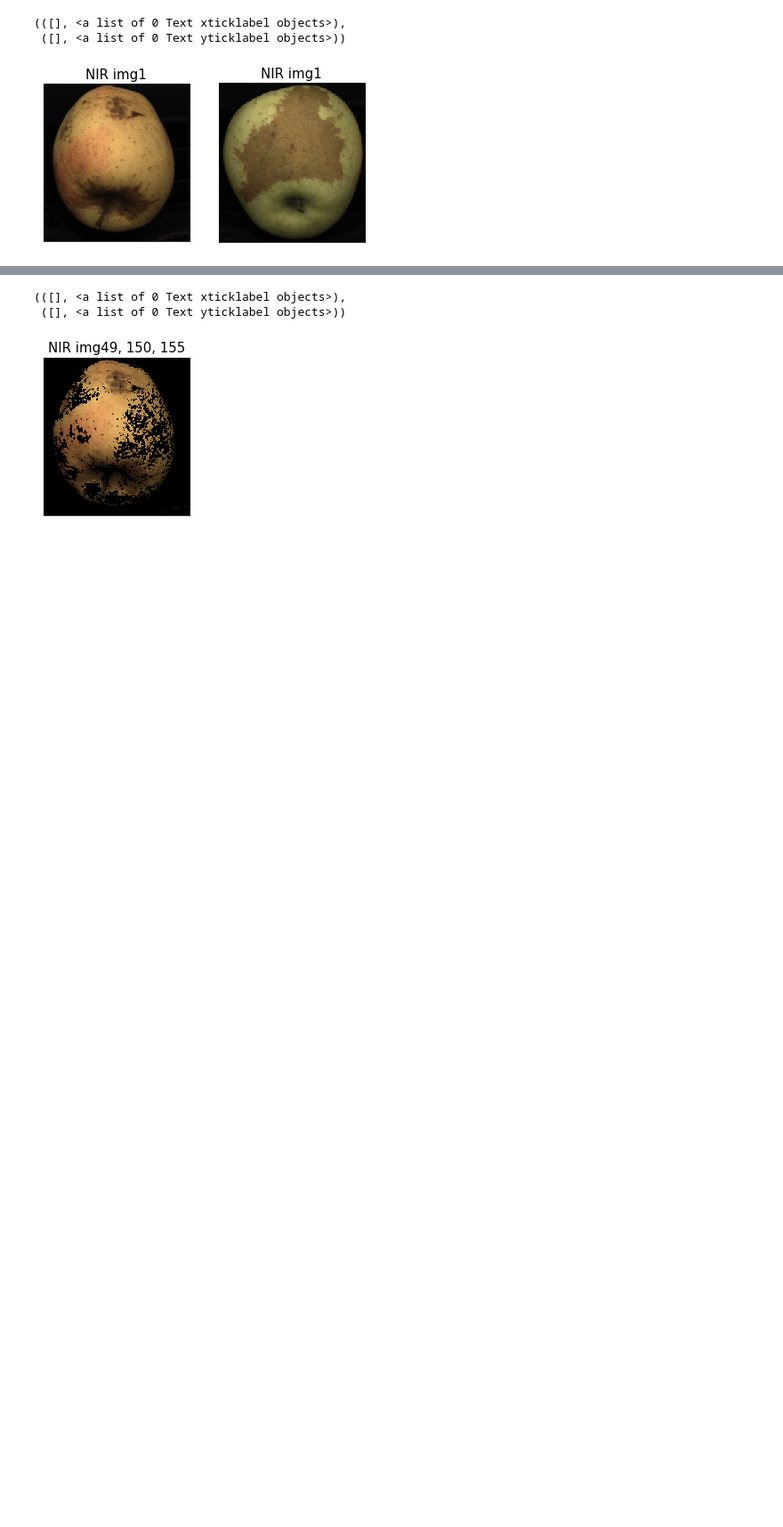
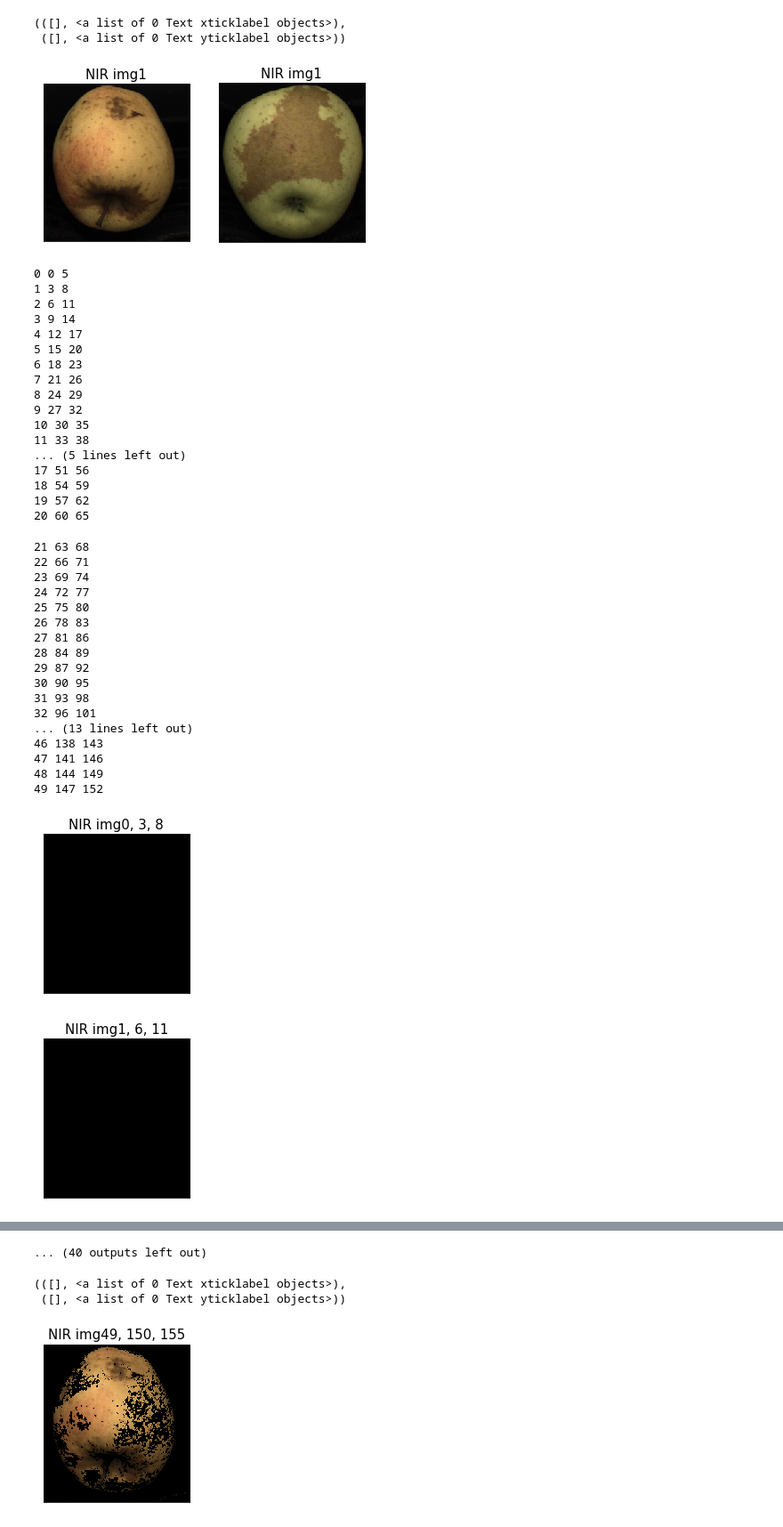
Before and after one commit to pptr3/fruit-inspection, a Jupyter notebook: Untitled.ipynb, the cells around one changed output, grey strips where cells are left out. Shown: that part at 89% size. Drawn from its saved outputs; the diff is of its cells as text; code cells hidden in the pictures; blank space fills up the shorter version.

Commit message:
build code to find right colors

```diff
--- a/Untitled.ipynb
+++ b/Untitled.ipynb
@@ -280,3 +280,57 @@ plt.xticks([]), plt.yticks([])
 (([], <a list of 0 Text xticklabel objects>),
  ([], <a list of 0 Text yticklabel objects>))
 [figure]
+# %%
+f = 0
+s = 5
+step = 3
+for i in range(50):
+    if s <= 180:
+        img_hsv = cv.cvtColor(img4_color, cv.COLOR_BGR2HSV)
+        mask = cv2.inRange(img_hsv, (f,50,20), (s,255,255))
+        res = cv.bitwise_and(img4_color,img4_color, mask= mask)
+        print(i, f, s)
+        f += step
+        s += step
+        plt.figure(figsize=(10,10))
+        plt.subplot(2,3,1)
+        plt.imshow(res, cmap='gray', vmin=0, vmax=255)
+        plt.title("NIR img"+str(i) + str(", ") + str(f) + str(", ")+ str(s), fontsize = 15)
+        plt.xticks([]), plt.yticks([])
+# %% [output]
+0 0 5
+1 3 8
+2 6 11
+3 9 14
+4 12 17
+5 15 20
+6 18 23
+7 21 26
+8 24 29
+9 27 32
+10 30 35
+11 33 38
+... (5 lines left out)
+17 51 56
+18 54 59
+19 57 62
+20 60 65
+21 63 68
+22 66 71
+23 69 74
+24 72 77
+25 75 80
+26 78 83
+27 81 86
+28 84 89
+29 87 92
+30 90 95
+31 93 98
+32 96 101
+... (13 lines left out)
+46 138 143
+47 141 146
+48 144 149
+49 147 152
+[figure, added]
+[figure, added]
@@ -283,3 +345,4 @@ plt.xticks([]), plt.yticks([])
+... (40 outputs left out)
 # %%
 102, 50, 20
 107, 255, 255
```
Also changed, not shown: parts of 3 cells of this notebook.
